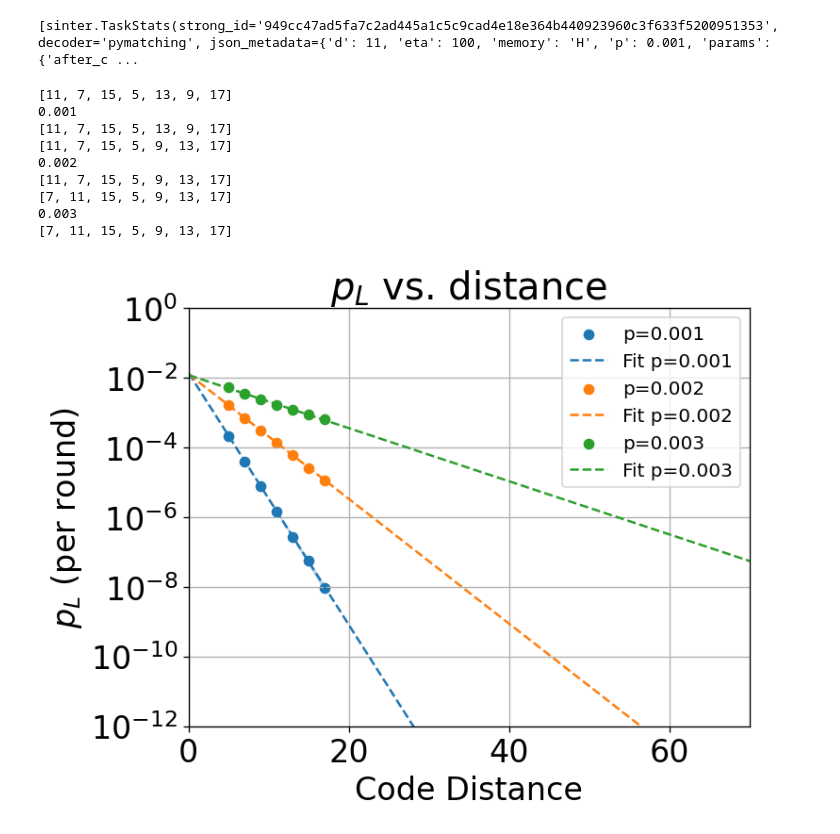
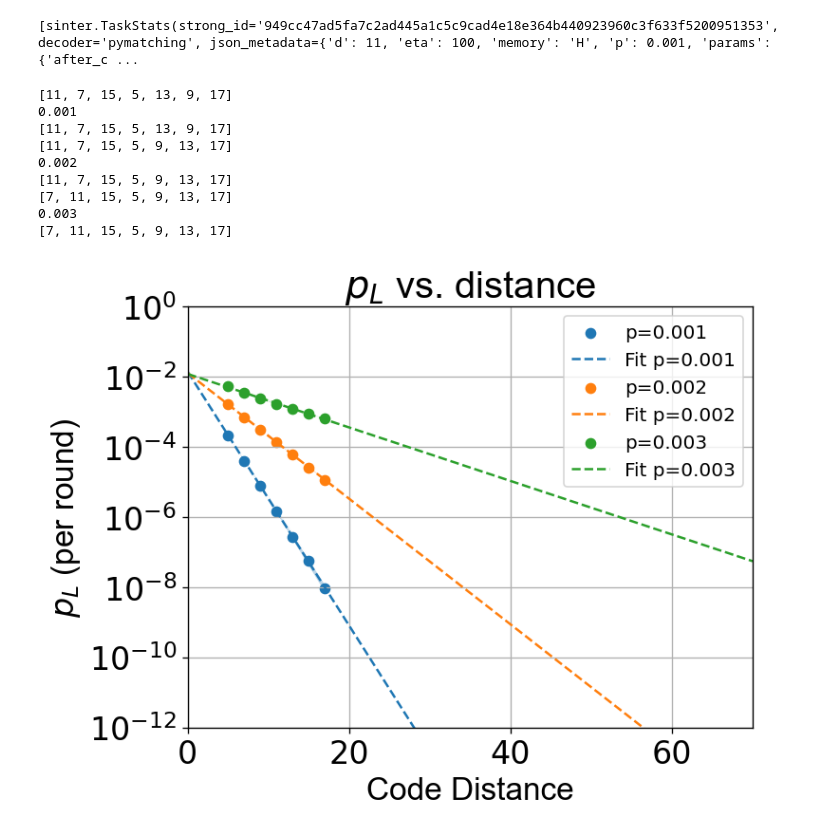
Before and after one commit to pschnabl/spin-qubit-MEC-surface-code, a Jupyter notebook: simulation/XZZX_code/teraquop_footprint.ipynb, the cells around one changed output. Drawn from its saved outputs; the diff is of its cells as text; code cells hidden in the pictures.

```diff
--- a/simulation/XZZX_code/teraquop_footprint.ipynb
+++ b/simulation/XZZX_code/teraquop_footprint.ipynb
@@ -67,37 +67,37 @@ for (p, eta), data in fit_data.items():
         print(xs)
         # Plot fit
         plts = ax.plot([0, max_distance],
         [np.exp(fitBest.intercept), np.exp(fitBest.intercept + fitBest.slope * max_distance)],
         linestyle='--',
         label=f"Fit p={p}")
         # Add error bars to numerically obtained data
         ax.fill_between(xs, binom['low'],binom['high'],alpha=0.3,facecolor = plts[0].get_color())
 
     else:
         print(f"WARNING: Not enough data to fit a line for p={p}, eta={eta}")
 
 ax.set_ylim(1e-12, 1e-0)
 ax.set_xlim(0, max_distance)
 ax.semilogy()
-ax.set_title("$p_L$ vs. distance")
-ax.set_xlabel("Code Distance")
-ax.set_ylabel("$p_L$ (per round)" )
+ax.set_title("$p_L$ vs. distance",fontname='Arial')
+ax.set_xlabel("Code Distance",fontname='Arial')
+ax.set_ylabel("$p_L$ (per round)" ,fontname='Arial')
 ax.grid(which='major')
 ax.grid(which='minor')
 ax.legend(prop={'size': 12})
 fig.set_dpi(120)  # Show it bigger
 plt.rcParams.update({'font.size': 20})
 # %% [output]
 [11, 7, 15, 5, 13, 9, 17]
 0.001
 [11, 7, 15, 5, 13, 9, 17]
 [11, 7, 15, 5, 9, 13, 17]
 0.002
 [11, 7, 15, 5, 9, 13, 17]
 [7, 11, 15, 5, 9, 13, 17]
 0.003
 [7, 11, 15, 5, 9, 13, 17]
-[figure, old version]
+[figure, new version]
 # %%
 # Determine projected distances from previous plot
 # Formula for the footprint is discussed in the paper
```
Also changed, not shown: parts of 2 cells of this notebook, 11 other files.
